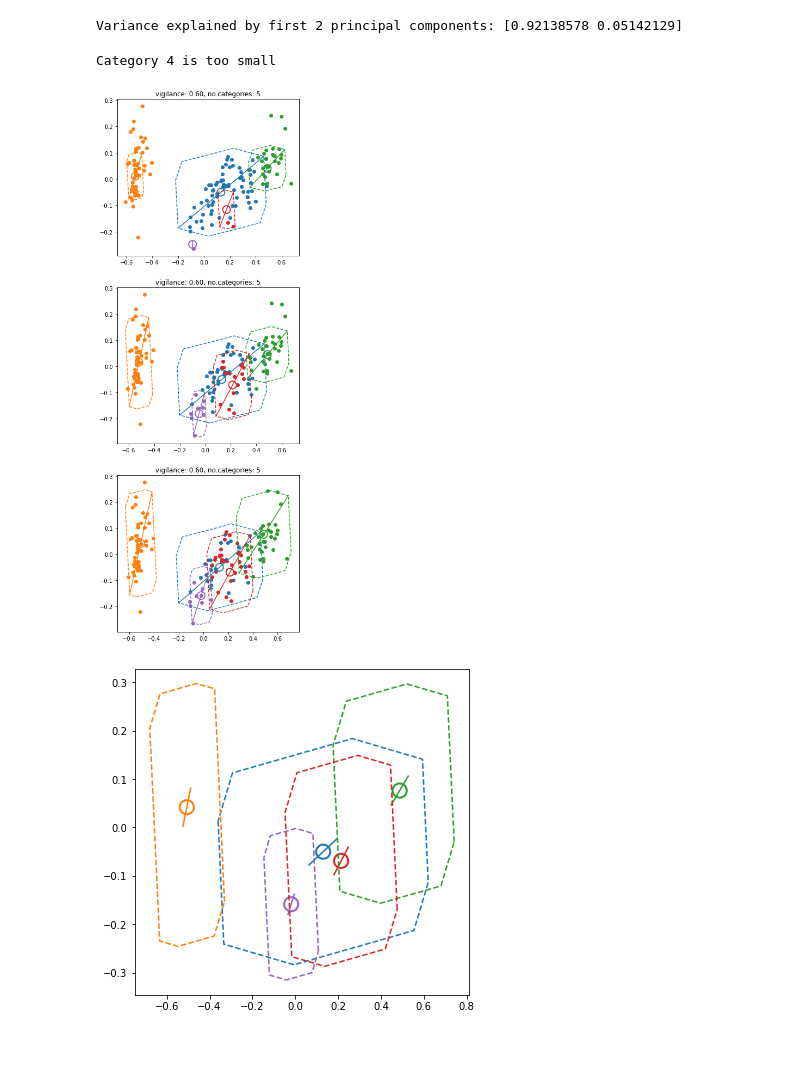
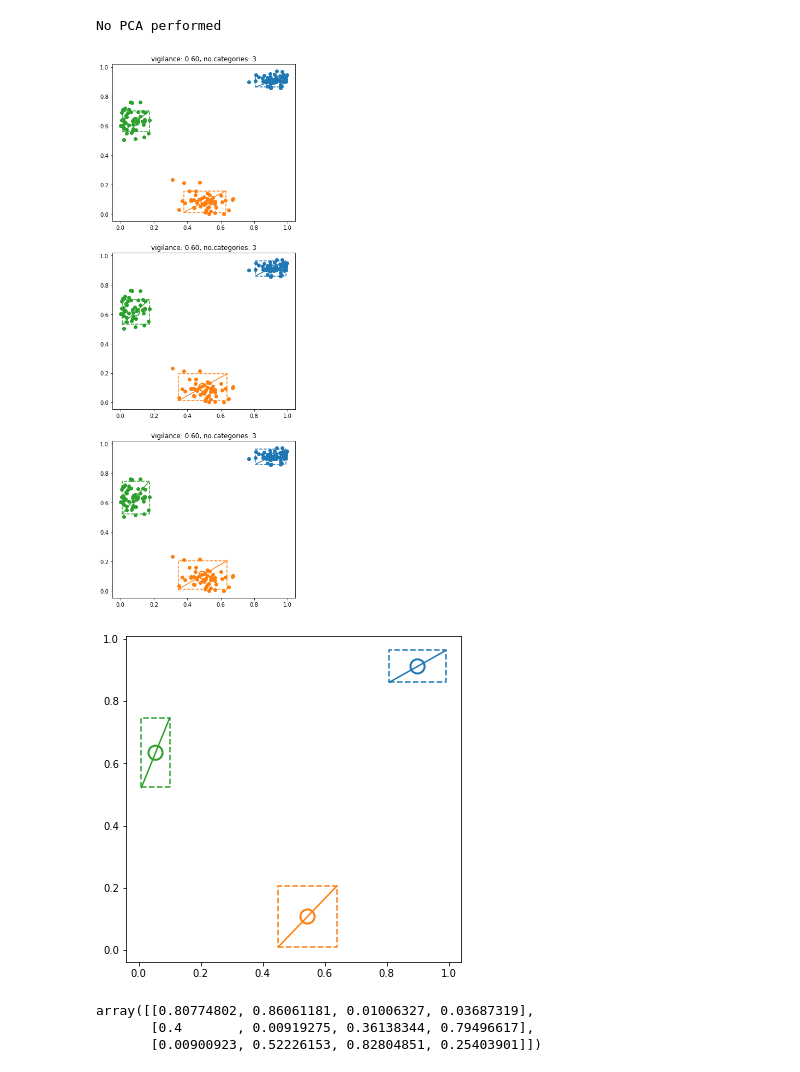
Before and after one commit to anish-lu-yihe/art, a Jupyter notebook: fuzzyART_thru_train.ipynb, the cells around one changed output. Cells and saved outputs as stored; diff of their text form; code cells hidden in the pictures.

```diff
--- a/fuzzyART_thru_train.ipynb
+++ b/fuzzyART_thru_train.ipynb
@@ -4,10 +4,10 @@ from kit_handy import *
 from kit_painting import *
 import matplotlib.pyplot as plt
 # %%
-alldata, label_true = load_data('iris') #'gaussian2d') #
+alldata, label_true = load_data('gaussian2d') #  'iris') #
 pca_painter = PaintPCA(alldata)
 # %% [output]
-Variance explained by first 2 principal components: [0.92138578 0.05142129]
+No PCA performed
 # %%
 np.random.shuffle(alldata)
 
@@ -24,44 +24,50 @@ fig, axs = plt.subplots(no_epoch, 1,
 rho=0.6
 net = FuzzyART(alpha=0.5, gamma=.00001, rho=rho, best_match_num=3)
 
-for ax, data in zip(axs, alldata.reshape(no_epoch, -1, 4)):
+for ax, data in zip(axs, alldata.reshape(no_epoch, -1, 2)):
 
     # train
     net.train(data, s=-.1) # each epoch, all data is shuffled
     label_predall = net.test(alldata, s=0)
     label_pred = label_predall[:, 0].astype(int)
 
     # plot
     # pred
     pca_painter.scatter(ax, label_pred, alldata)
 
     # bipole and centre
     pca_painter.tripole(ax, *net.getcat_bipole())
 
     # boundary
     ax.set_prop_cycle(None)
     pca_painter.boundary(ax, net.getcat_vertex())
 
     # info
     cat_number = net.w.shape[0]
     ax.set_title('vigilance: {:.2f}, no.categories: {}'.format(rho, cat_number))
 
 
 # save fig
 simname = 'var_rho{:d}'.format(int(rho*100))
 dirname = '_simcache'
 #savefigure_datetime(fig, simname, dirname)
 # %% [output]
-Category 4 is too small
-[figure, old version]
+[figure, new version]
 # %%
+net._contraction(2, net._complement_code(np.array([.1, .6])), 1)
 fig, ax = plt.subplots(1, 1,
                         figsize = (6, 6))
 # bipole and centre
-pca_painter.tripole(ax, *net.getcat_bipole(.4))
+pca_painter.tripole(ax, *net.getcat_bipole())
 
 # boundary
 ax.set_prop_cycle(None)
-pca_painter.boundary(ax, net.getcat_vertex(-.2))
+pca_painter.boundary(ax, net.getcat_vertex())
 # %% [output]
-[figure, old version]
+[figure, new version]
+# %%
+net.w
+# %% [output]
+array([[0.80774802, 0.86061181, 0.01006327, 0.03687319],
+       [0.4       , 0.00919275, 0.36138344, 0.79496617],
+       [0.00900923, 0.52226153, 0.82804851, 0.25403901]])
```
Also changed, not shown: 1 other file.
